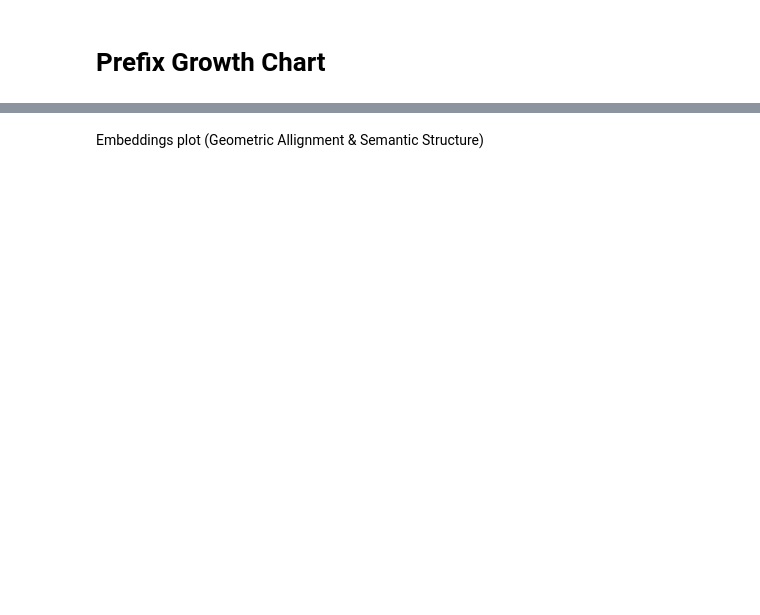
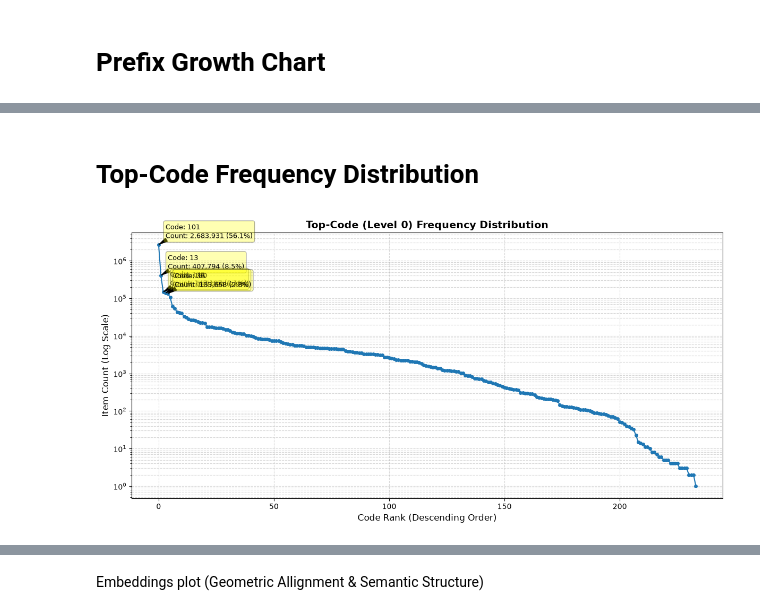
Before and after one commit to keyboard-jo/NZ5-GR, a Jupyter notebook: sid_quality_eda.ipynb, the cells around one changed output, grey strips where cells are left out. Saved outputs shown, nothing was run; the diff lists cells and outputs as text; code cells hidden in the pictures; blank space fills up the shorter version.

```diff
--- a/sid_quality_eda.ipynb
+++ b/sid_quality_eda.ipynb
@@ -224,0 +225,76 @@ plt.show()
+# %% [markdown]
+# Top-Code Frequency Distribution
+# %%
+import matplotlib.pyplot as plt
+import pandas as pd
+
+# 1. Get the frequency distribution of Level 0 (the top-code column named '0')
+# This counts how many items fall under each top-code (Level 0)
+top_counts = df[0].value_counts().reset_index()
+top_counts.columns = ['code', 'count']
+
+# 2. Sort by frequency in descending order
+top_counts = top_counts.sort_values(by='count', ascending=False).reset_index(
+    drop=True
+)
+
+# Calculate percentages based on the total number of items
+total_items = top_counts['count'].sum()
+top_counts['percentage'] = (top_counts['count'] / total_items) * 100
+
+# 3. Create the plot
+plt.figure(figsize=(12, 6))
+plt.plot(
+    top_counts.index,
+    top_counts['count'],
+    marker='o',
+    linestyle='-',
+    color='#1f77b4',
+    markersize=4,
+)
+
+# Apply logarithmic scale to the y-axis
+plt.yscale('log')
+
+# Labels and Title
+plt.title(
+    'Top-Code (Level 0) Frequency Distribution', fontsize=14, fontweight='bold'
+)
+plt.xlabel('Code Rank (Descending Order)', fontsize=12)
+plt.ylabel('Item Count (Log Scale)', fontsize=12)
+
+# 4. Annotate the most frequent top-codes (e.g., top 5)
+top_n = 5
+for i in range(min(top_n, len(top_counts))):
+  rank = i
+  count = top_counts.loc[i, 'count']
+  pct = top_counts.loc[i, 'percentage']
+  code_val = top_counts.loc[i, 'code']
+
+  plt.annotate(
+      f'Code: {code_val}\nCount: {count:,} ({pct:.1f}%)',
+      xy=(rank, count),
+      xytext=(rank + 3, count * 1.5),
+      arrowprops=dict(facecolor='black', shrink=0.05, width=0.5, headwidth=5),
+      fontsize=9,
+      bbox=dict(boxstyle='round,pad=0.3', fc='yellow', alpha=0.3),
+  )
+
+# Formatting grid and layout
+plt.grid(True, which='both', linestyle='--', alpha=0.5)
+plt.tight_layout()
+plt.show()
+
+# Print the top codes and their stats directly to the console
+top_n = 10
+print(f"{'Rank':<6}{'Code':<10}{'Count':<12}{'Percentage':<10}")
+print("-" * 38)
+
+for i in range(min(top_n, len(top_counts))):
+  rank = i + 1
+  code_val = top_counts.loc[i, 'code']
+  count = top_counts.loc[i, 'count']
+  pct = top_counts.loc[i, 'percentage']
+  print(f'{rank:<6}{code_val:<10}{count:<12,}{pct:6.2f}%')
+# %% [output]
+[figure, added]
```
Also changed, not shown: parts of 12 cells of this notebook, 1 other file.
